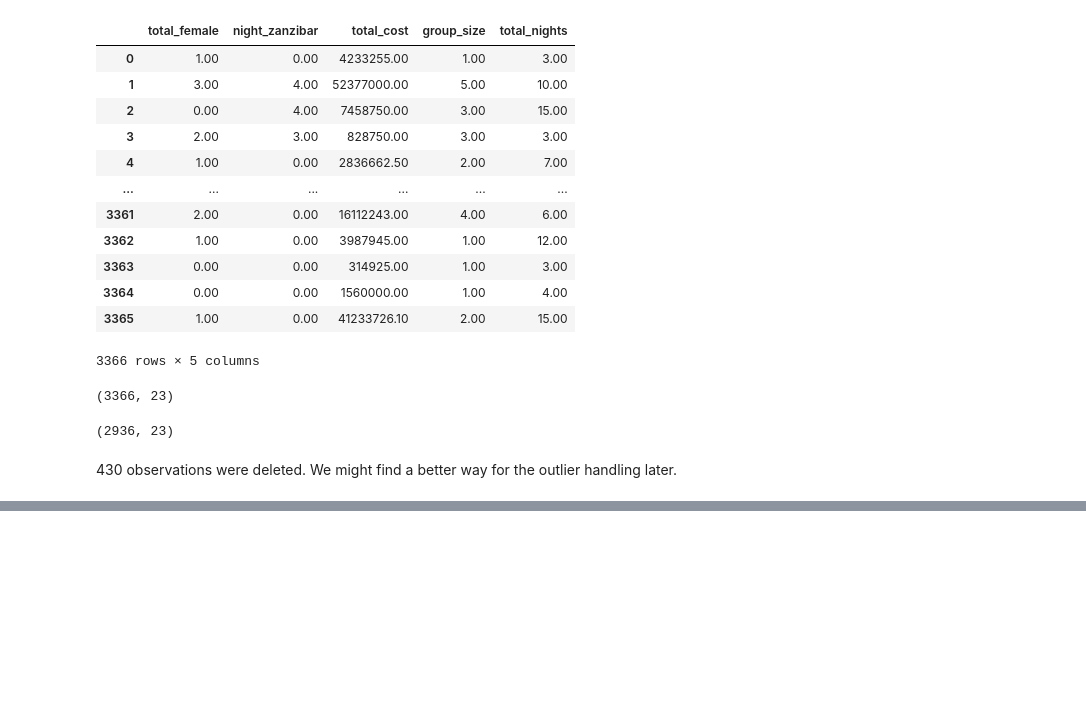
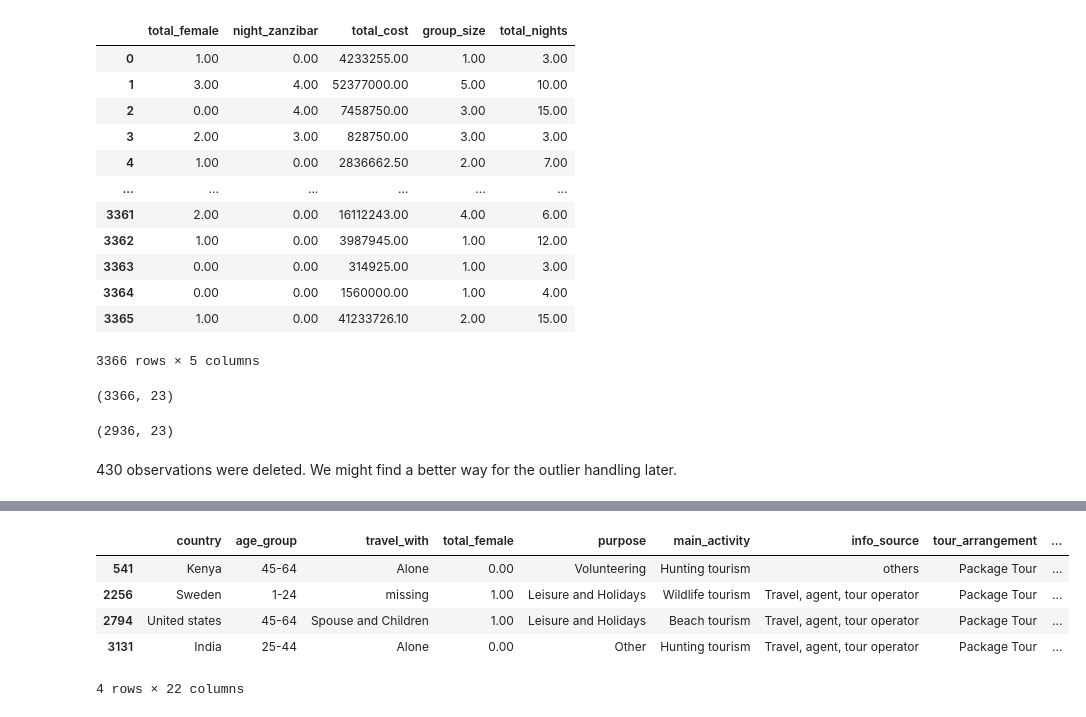
Before and after one commit to scheinmensch/Tanzania_Tourism_Prediction, a Jupyter notebook: Model.ipynb, the cells around one changed output, grey strips where cells are left out. Cells and saved outputs as stored; diff of their text form; code cells hidden in the pictures; blank space fills up the shorter version.

```diff
--- a/Model.ipynb
+++ b/Model.ipynb
@@ -349,0 +452,9 @@ Mean Absolute Error first Model (test data): 5031151.30
+# %%
+X_train[(X_train['tour_arrangement'] == 'Package Tour') & (X_train['package_transport_int'] == 'No') & (X_train['package_accomodation'] == 'No') & (X_train['package_food'] == 'No') & (X_train['package_transport_tz'] == 'No') & (X_train['package_sightseeing'] == 'No') & (X_train['package_guided_tour'] == 'No') & (X_train['package_insurance'] == 'No')]
+# %% [output]
+|  | country | age_group | travel_with | total_female | purpose | main_activity | info_source | tour_arrangement | ... |
+| 541 | Kenya | 45-64 | Alone | 0.00 | Volunteering | Hunting tourism | others | Package Tour | ... |
+| 2256 | Sweden | 1-24 | missing | 1.00 | Leisure and Holidays | Wildlife tourism | Travel, agent, tour operator | Package Tour | ... |
+| 2794 | United states | 45-64 | Spouse and Children | 1.00 | Leisure and Holidays | Beach tourism | Travel, agent, tour operator | Package Tour | ... |
+| 3131 | India | 25-44 | Alone | 0.00 | Other | Hunting tourism | Travel, agent, tour operator | Package Tour | ... |
+4 rows × 22 columns
```
Also changed, not shown: parts of 20 cells of this notebook.
